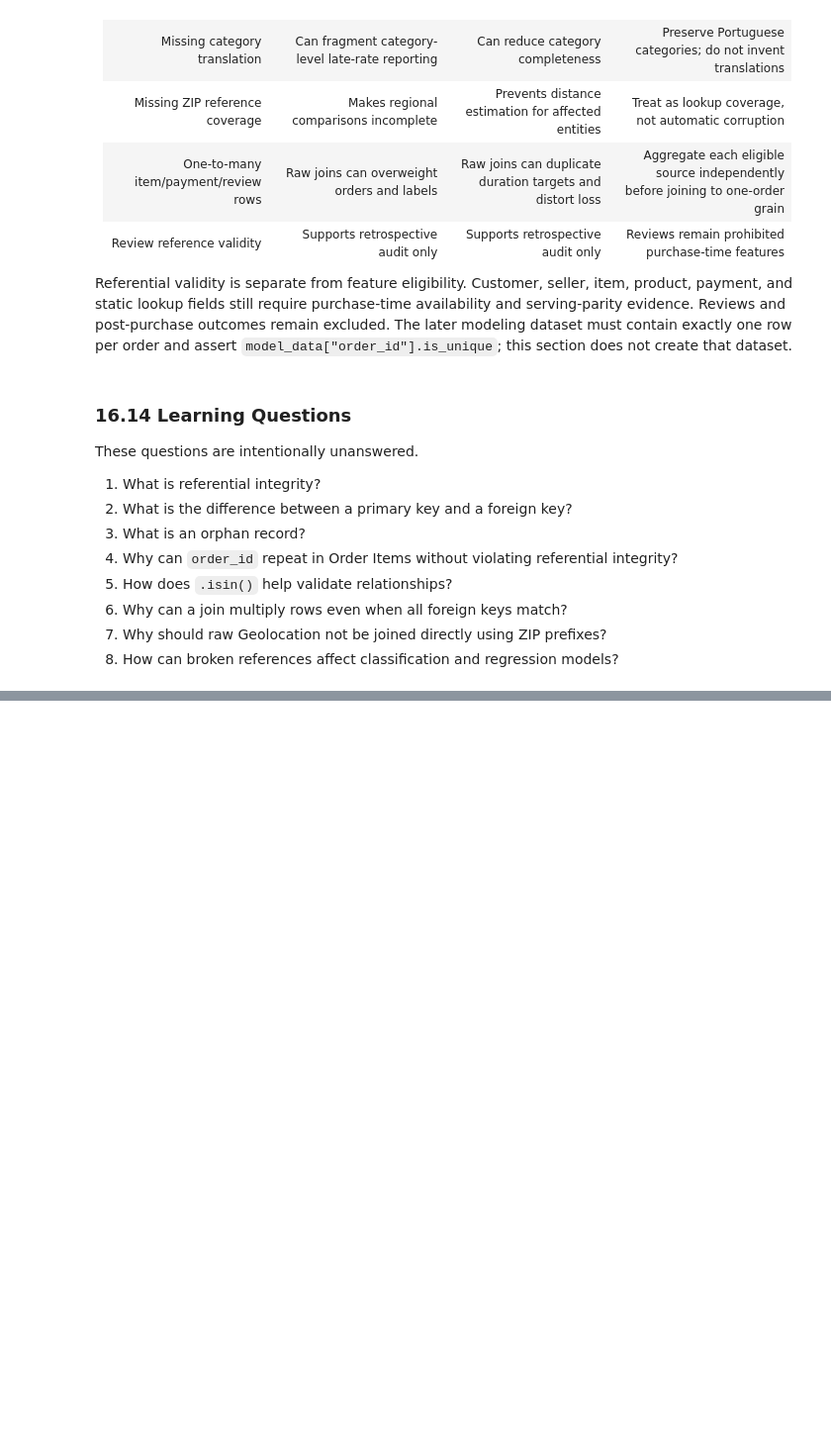
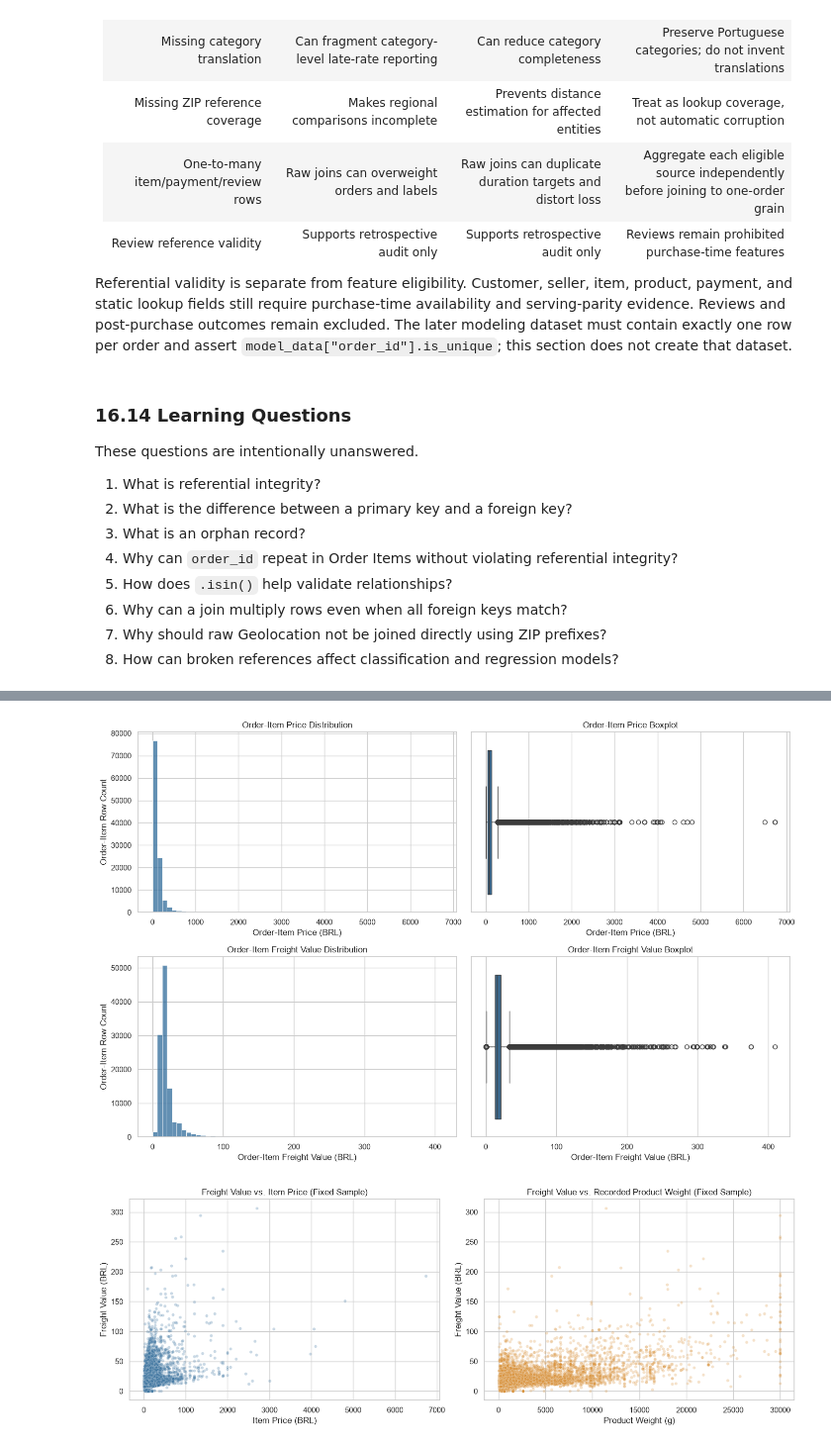
Before and after one commit to mmubashir95/ecommerce-delivery-intelligence, a Jupyter notebook: notebooks/02_data_quality.ipynb, the cells around one changed output, grey strips where cells are left out. Shown at 99% size. Drawn from its saved outputs; the diff is of its cells as text; code cells hidden in the pictures; blank space fills up the shorter version.

```diff
--- a/notebooks/02_data_quality.ipynb
+++ b/notebooks/02_data_quality.ipynb
@@ -3936,0 +4275,46 @@ These questions are intentionally unanswered.
+# %%
+fig, axes = plt.subplots(2, 2, figsize=(14, 9))
+for row_index, (variable, title, unit) in enumerate([
+    ("price", "Order-Item Price", "BRL"),
+    ("freight_value", "Order-Item Freight Value", "BRL"),
+]):
+    values = order_items_outlier[variable].dropna()
+    sns.histplot(values, bins=60, color=OUTLIER_COLOR, ax=axes[row_index, 0])
+    axes[row_index, 0].set_title(f"{title} Distribution")
+    axes[row_index, 0].set_xlabel(f"{title} ({unit})")
+    axes[row_index, 0].set_ylabel("Order-Item Row Count")
+    sns.boxplot(x=values, color=OUTLIER_COLOR, ax=axes[row_index, 1])
+    axes[row_index, 1].set_title(f"{title} Boxplot")
+    axes[row_index, 1].set_xlabel(f"{title} ({unit})")
+plt.tight_layout()
+plt.show()
+
+item_product_context = order_items_outlier[[
+    "order_id", "order_item_id", "product_id", "price", "freight_value"
+]].merge(
+    products_outlier[["product_id", "product_weight_g"]],
+    on="product_id",
+    how="left",
+    validate="many_to_one",
+)
+assert len(item_product_context) == len(order_items_outlier)
+
+# A fixed sample keeps point density readable; all thresholds and counts above
+# still use the complete item table.
+item_context_sample = item_product_context.sample(
+    n=min(15_000, len(item_product_context)), random_state=42
+)
+fig, axes = plt.subplots(1, 2, figsize=(14, 5))
+sns.scatterplot(data=item_context_sample, x="price", y="freight_value", alpha=0.25, s=18, color=OUTLIER_COLOR, ax=axes[0])
+axes[0].set_title("Freight Value vs. Item Price (Fixed Sample)")
+axes[0].set_xlabel("Item Price (BRL)")
+axes[0].set_ylabel("Freight Value (BRL)")
+sns.scatterplot(data=item_context_sample, x="product_weight_g", y="freight_value", alpha=0.25, s=18, color=SECONDARY_COLOR, ax=axes[1])
+axes[1].set_title("Freight Value vs. Recorded Product Weight (Fixed Sample)")
+axes[1].set_xlabel("Product Weight (g)")
+axes[1].set_ylabel("Freight Value (BRL)")
+plt.tight_layout()
+plt.show()
+# %% [output]
+[figure, added]
+[figure, added]
```
Also changed, not shown: parts of 34 cells of this notebook.
